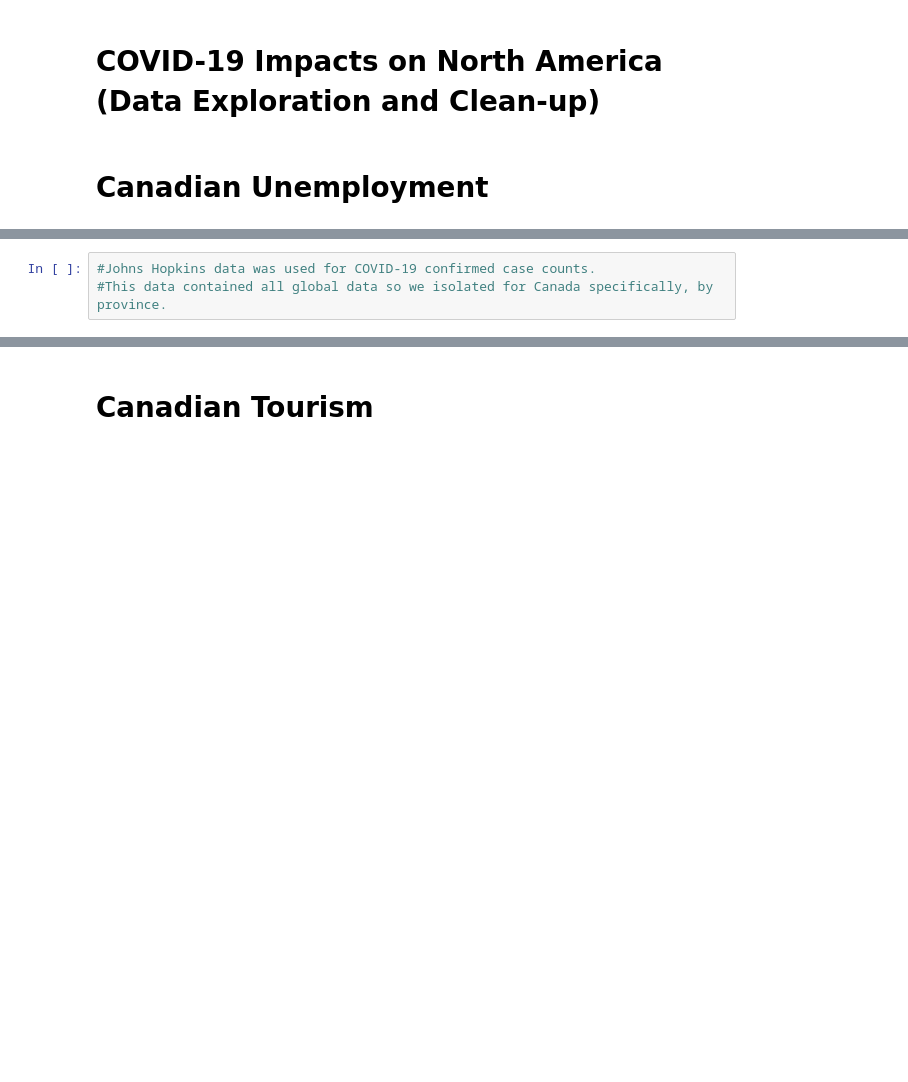
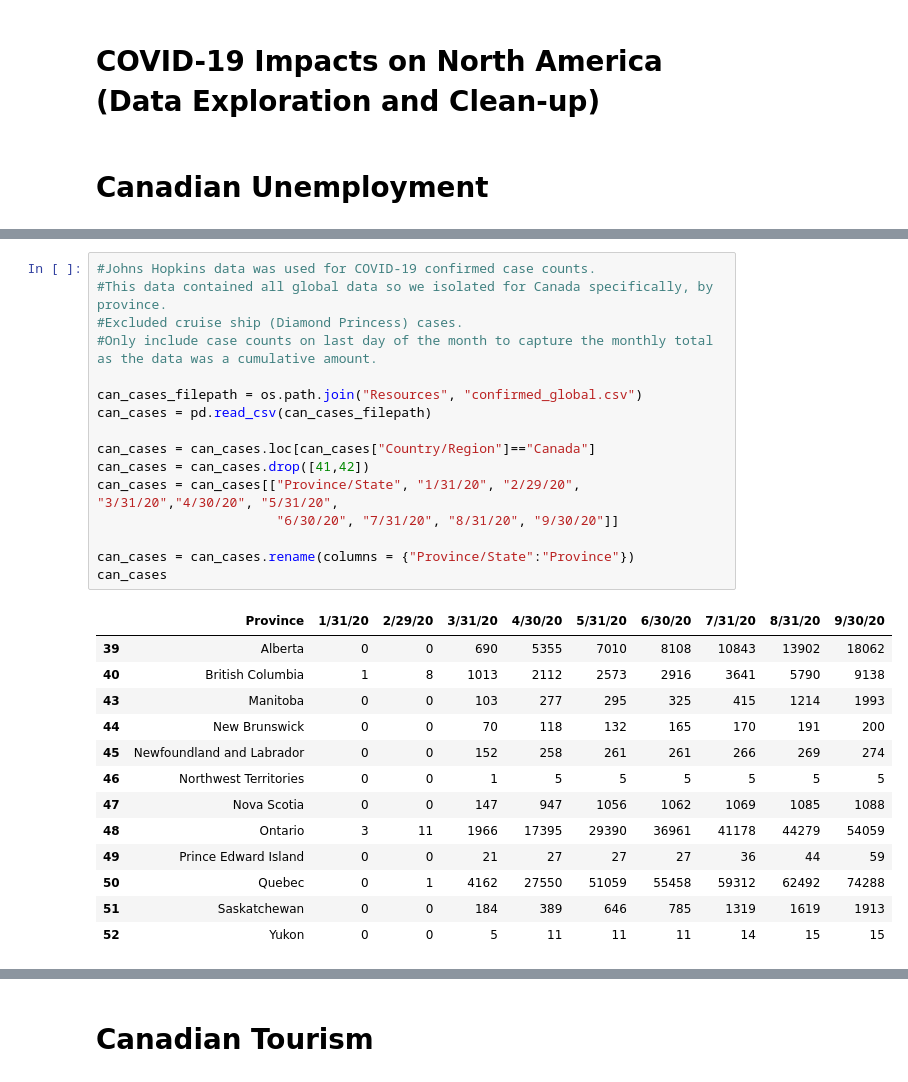
Before and after one commit to chenghaohan/Team_Anti-COVID_Project1, a Jupyter notebook: Data Exploration and Cleanup.ipynb, the cells around one changed output, grey strips where cells are left out. Cells and saved outputs as stored; diff of their text form; blank space fills up the shorter version.

```diff
--- a/Data Exploration and Cleanup.ipynb
+++ b/Data Exploration and Cleanup.ipynb
@@ -10,3 +67,30 @@
-# %%
-#Johns Hopkins data was used for COVID-19 confirmed case counts.
-#This data contained all global data so we isolated for Canada specifically, by province.
+# %%
+#Johns Hopkins data was used for COVID-19 confirmed case counts.
+#This data contained all global data so we isolated for Canada specifically, by province.
+#Excluded cruise ship (Diamond Princess) cases.
+#Only include case counts on last day of the month to capture the monthly total as the data was a cumulative amount.
+
+can_cases_filepath = os.path.join("Resources", "confirmed_global.csv")
+can_cases = pd.read_csv(can_cases_filepath)
+
+can_cases = can_cases.loc[can_cases["Country/Region"]=="Canada"]
+can_cases = can_cases.drop([41,42])
+can_cases = can_cases[["Province/State", "1/31/20", "2/29/20", "3/31/20","4/30/20", "5/31/20",
+                       "6/30/20", "7/31/20", "8/31/20", "9/30/20"]]
+
+can_cases = can_cases.rename(columns = {"Province/State":"Province"})
+can_cases
+# %% [output]
+|  | Province | 1/31/20 | 2/29/20 | 3/31/20 | 4/30/20 | 5/31/20 | 6/30/20 | 7/31/20 | 8/31/20 | 9/30/20 |
+| 39 | Alberta | 0 | 0 | 690 | 5355 | 7010 | 8108 | 10843 | 13902 | 18062 |
+| 40 | British Columbia | 1 | 8 | 1013 | 2112 | 2573 | 2916 | 3641 | 5790 | 9138 |
+| 43 | Manitoba | 0 | 0 | 103 | 277 | 295 | 325 | 415 | 1214 | 1993 |
+| 44 | New Brunswick | 0 | 0 | 70 | 118 | 132 | 165 | 170 | 191 | 200 |
+| 45 | Newfoundland and Labrador | 0 | 0 | 152 | 258 | 261 | 261 | 266 | 269 | 274 |
+| 46 | Northwest Territories | 0 | 0 | 1 | 5 | 5 | 5 | 5 | 5 | 5 |
+| 47 | Nova Scotia | 0 | 0 | 147 | 947 | 1056 | 1062 | 1069 | 1085 | 1088 |
+| 48 | Ontario | 3 | 11 | 1966 | 17395 | 29390 | 36961 | 41178 | 44279 | 54059 |
+| 49 | Prince Edward Island | 0 | 0 | 21 | 27 | 27 | 27 | 36 | 44 | 59 |
+| 50 | Quebec | 0 | 1 | 4162 | 27550 | 51059 | 55458 | 59312 | 62492 | 74288 |
+| 51 | Saskatchewan | 0 | 0 | 184 | 389 | 646 | 785 | 1319 | 1619 | 1913 |
+| 52 | Yukon | 0 | 0 | 5 | 11 | 11 | 11 | 14 | 15 | 15 |
```
Also changed, not shown: parts of 5 cells of this notebook, 2 other files.
